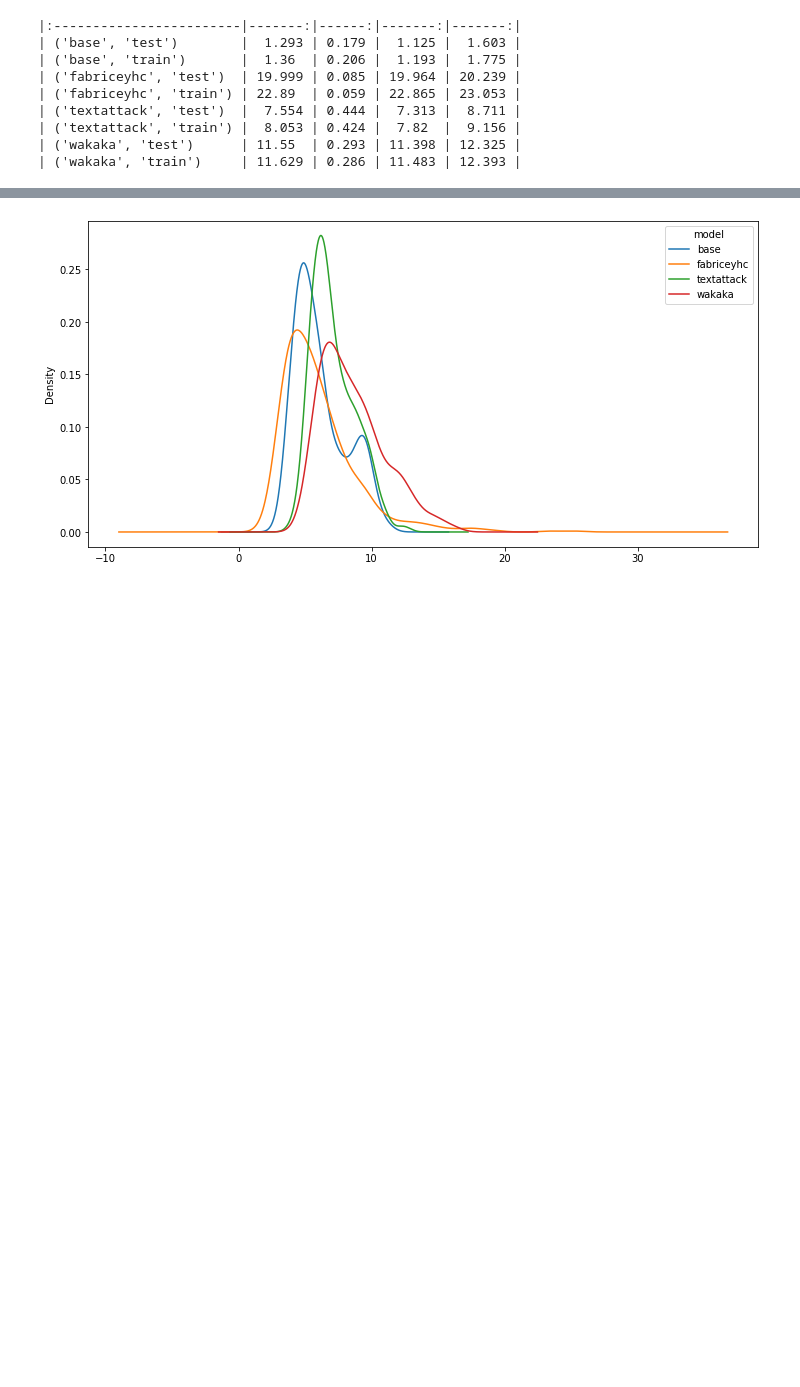
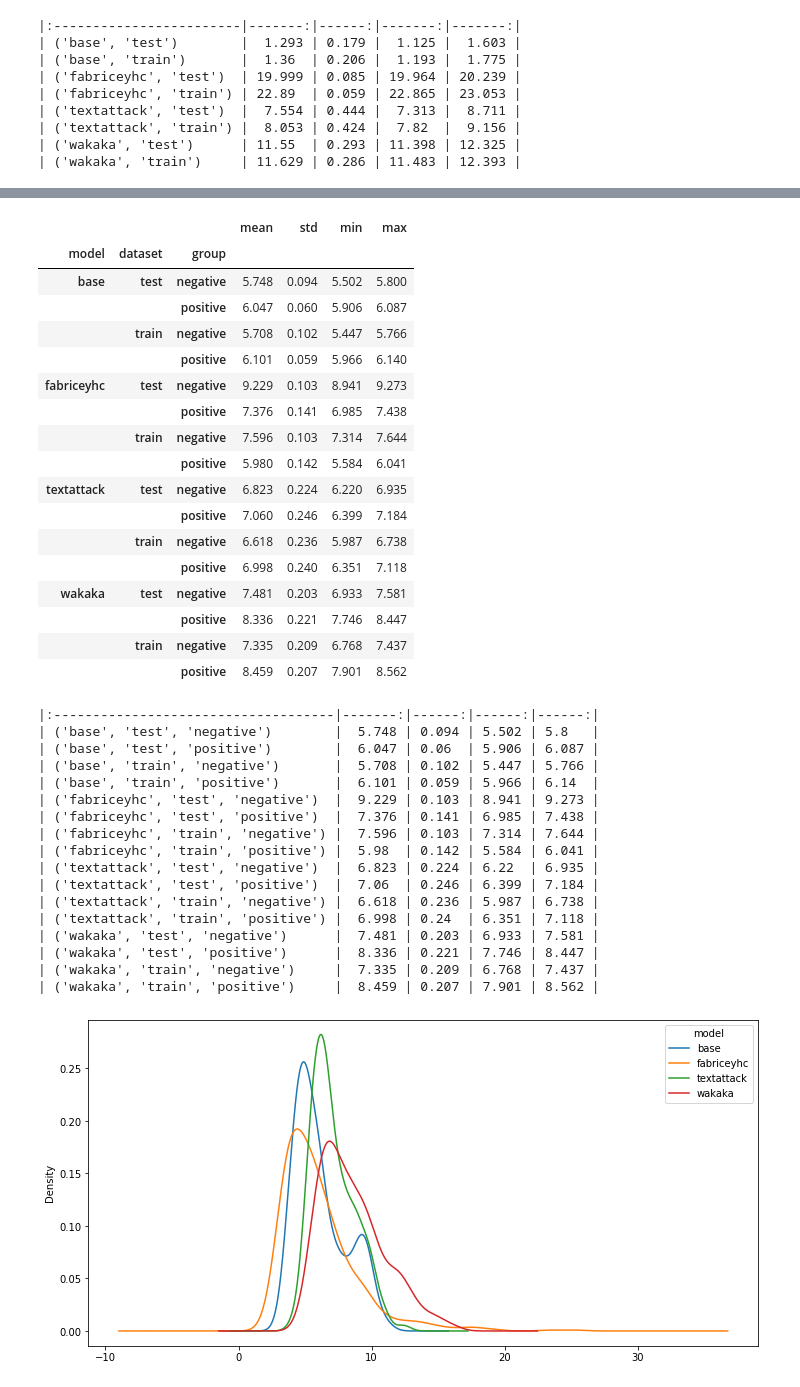
Before and after one commit to simon-muenker/NLP-SoSe22--NLP-Proj, a Jupyter notebook: notebooks/03--Manifold-Analysis.ipynb, the cells around one changed output, grey strips where cells are left out. Cells and saved outputs as stored; diff of their text form; code cells hidden in the pictures; blank space fills up the shorter version.

Commit message:
simplify intra distance output

```diff
--- a/notebooks/03--Manifold-Analysis.ipynb
+++ b/notebooks/03--Manifold-Analysis.ipynb
@@ -126,13 +126,3 @@ intra_distance: dict = {
     )
     for label, data in analysis.items()
 }
-# %%
-for label, data in intra_distance.items():
-    formatted: pd.DataFrame = (
-        data
-        [['mean', 'std', 'min', 'max']]
-        .round(3)
-    )
-    formatted.to_csv(f'{OUT_PATH}/{label}.metric.intra_distance.csv')
-    formatted.style.to_latex(f'{OUT_PATH}/_tex/{label}.metric.intra_distance.tex')
-    display(label, formatted)
@@ -162,3 +129,60 @@ for label, data in intra_distance.items():
+# %%
+intra_distance_formatted: pd.DataFrame = pd.concat([
+    (
+        intra_distance[label]
+        [COLS_OF_INTEREST]
+        .assign(dataset=label)
+        .set_index('dataset', append=True)
+        .round(3)
+        .reset_index(level=1)
+        .rename(columns={'metrics': 'group'})
+        .assign(group=lambda df_: df_['group'].str.replace("intra_distance_", ""))
+        .set_index('group', append=True)
+    )
+    for label, data in analysis.items()
+]
+).sort_index()
+# %%
+intra_distance_formatted.to_csv(f'{OUT_PATH}/metric.intra_distances.csv')
+intra_distance_formatted.style.to_latex(f'{OUT_PATH}/_tex/metric.intra_distances.tex')
+display(intra_distance_formatted)
+print(intra_distance_formatted.to_markdown())
+# %% [output]
+|  |  |  | mean | std | min | max |
+| model | dataset | group |  |  |  |  |
+| base | test | negative | 5.748 | 0.094 | 5.502 | 5.800 |
+|  |  | positive | 6.047 | 0.060 | 5.906 | 6.087 |
+|  | train | negative | 5.708 | 0.102 | 5.447 | 5.766 |
+|  |  | positive | 6.101 | 0.059 | 5.966 | 6.140 |
+| fabriceyhc | test | negative | 9.229 | 0.103 | 8.941 | 9.273 |
+|  |  | positive | 7.376 | 0.141 | 6.985 | 7.438 |
+|  | train | negative | 7.596 | 0.103 | 7.314 | 7.644 |
+|  |  | positive | 5.980 | 0.142 | 5.584 | 6.041 |
+| textattack | test | negative | 6.823 | 0.224 | 6.220 | 6.935 |
+|  |  | positive | 7.060 | 0.246 | 6.399 | 7.184 |
+|  | train | negative | 6.618 | 0.236 | 5.987 | 6.738 |
+|  |  | positive | 6.998 | 0.240 | 6.351 | 7.118 |
+| wakaka | test | negative | 7.481 | 0.203 | 6.933 | 7.581 |
+|  |  | positive | 8.336 | 0.221 | 7.746 | 8.447 |
+|  | train | negative | 7.335 | 0.209 | 6.768 | 7.437 |
+|  |  | positive | 8.459 | 0.207 | 7.901 | 8.562 |
+|:------------------------------------|-------:|------:|------:|------:|
+| ('base', 'test', 'negative')        |  5.748 | 0.094 | 5.502 | 5.8   |
+| ('base', 'test', 'positive')        |  6.047 | 0.06  | 5.906 | 6.087 |
+| ('base', 'train', 'negative')       |  5.708 | 0.102 | 5.447 | 5.766 |
+| ('base', 'train', 'positive')       |  6.101 | 0.059 | 5.966 | 6.14  |
+| ('fabriceyhc', 'test', 'negative')  |  9.229 | 0.103 | 8.941 | 9.273 |
+| ('fabriceyhc', 'test', 'positive')  |  7.376 | 0.141 | 6.985 | 7.438 |
+| ('fabriceyhc', 'train', 'negative') |  7.596 | 0.103 | 7.314 | 7.644 |
+| ('fabriceyhc', 'train', 'positive') |  5.98  | 0.142 | 5.584 | 6.041 |
+| ('textattack', 'test', 'negative')  |  6.823 | 0.224 | 6.22  | 6.935 |
+| ('textattack', 'test', 'positive')  |  7.06  | 0.246 | 6.399 | 7.184 |
+| ('textattack', 'train', 'negative') |  6.618 | 0.236 | 5.987 | 6.738 |
+| ('textattack', 'train', 'positive') |  6.998 | 0.24  | 6.351 | 7.118 |
+| ('wakaka', 'test', 'negative')      |  7.481 | 0.203 | 6.933 | 7.581 |
+| ('wakaka', 'test', 'positive')      |  8.336 | 0.221 | 7.746 | 8.447 |
+| ('wakaka', 'train', 'negative')     |  7.335 | 0.209 | 6.768 | 7.437 |
+| ('wakaka', 'train', 'positive')     |  8.459 | 0.207 | 7.901 | 8.562 |
 # %%
 from ast import literal_eval
 
```
Also changed, not shown: parts of 1 cell of this notebook, 7 other files.
